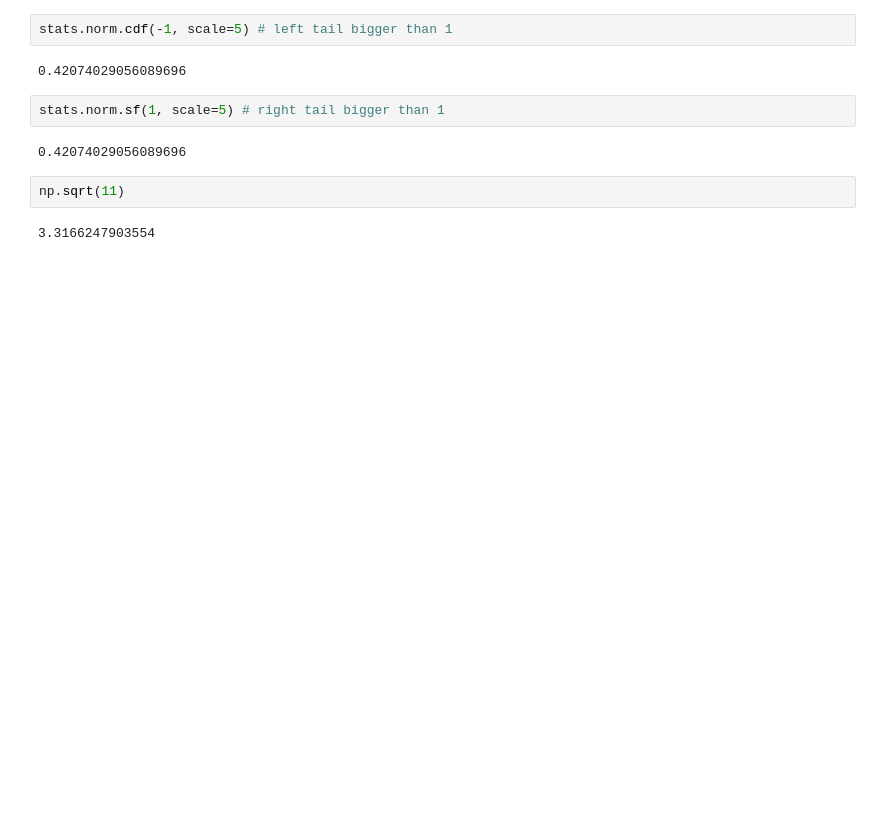
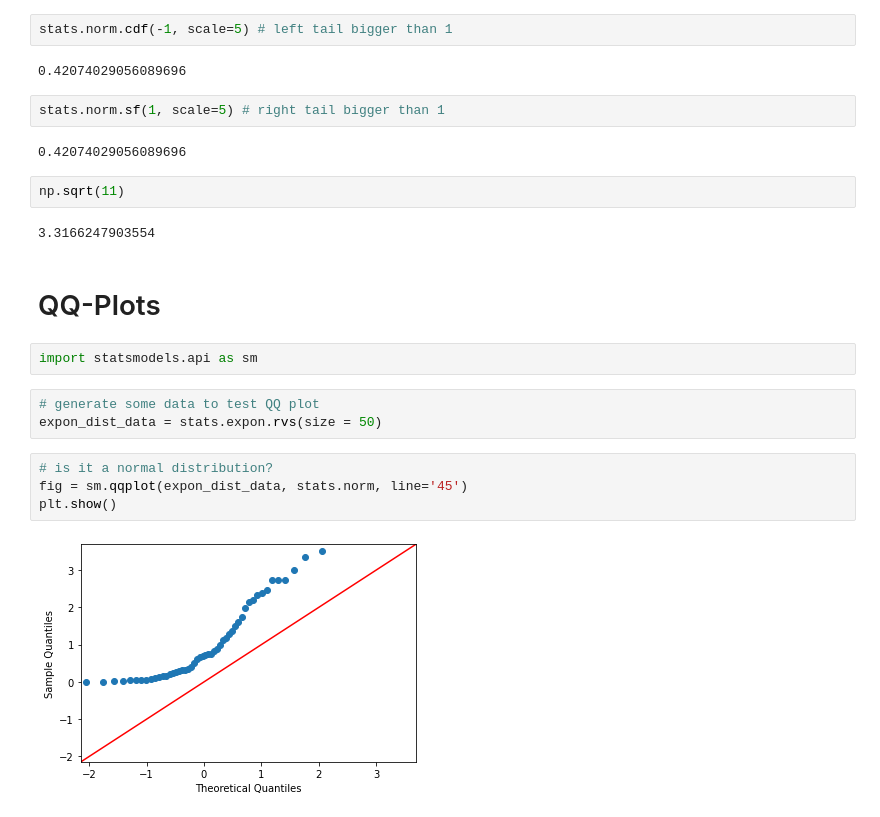
Before and after one commit to yvokeller/probability-calculation, a Jupyter notebook: le3_parameter_estimation_confidence_intervals.ipynb, the cells around one changed output. Saved outputs shown, nothing was run; the diff lists cells and outputs as text; blank space fills up the shorter version.

Commit message:
add QQ plots

```diff
--- a/le3_parameter_estimation_confidence_intervals.ipynb
+++ b/le3_parameter_estimation_confidence_intervals.ipynb
@@ -283,3 +321,16 @@ stats.norm.sf(1, scale=5) # right tail bigger than 1
 np.sqrt(11)
 # %% [output]
 3.3166247903554
+# %% [markdown]
+# QQ-Plots
+# %%
+import statsmodels.api as sm
+# %%
+# generate some data to test QQ plot
+expon_dist_data = stats.expon.rvs(size = 50)
+# %%
+# is it a normal distribution?
+fig = sm.qqplot(expon_dist_data, stats.norm, line='45')
+plt.show()
+# %% [output]
+[figure, added]
```
Also changed, not shown: parts of 24 cells of this notebook.
